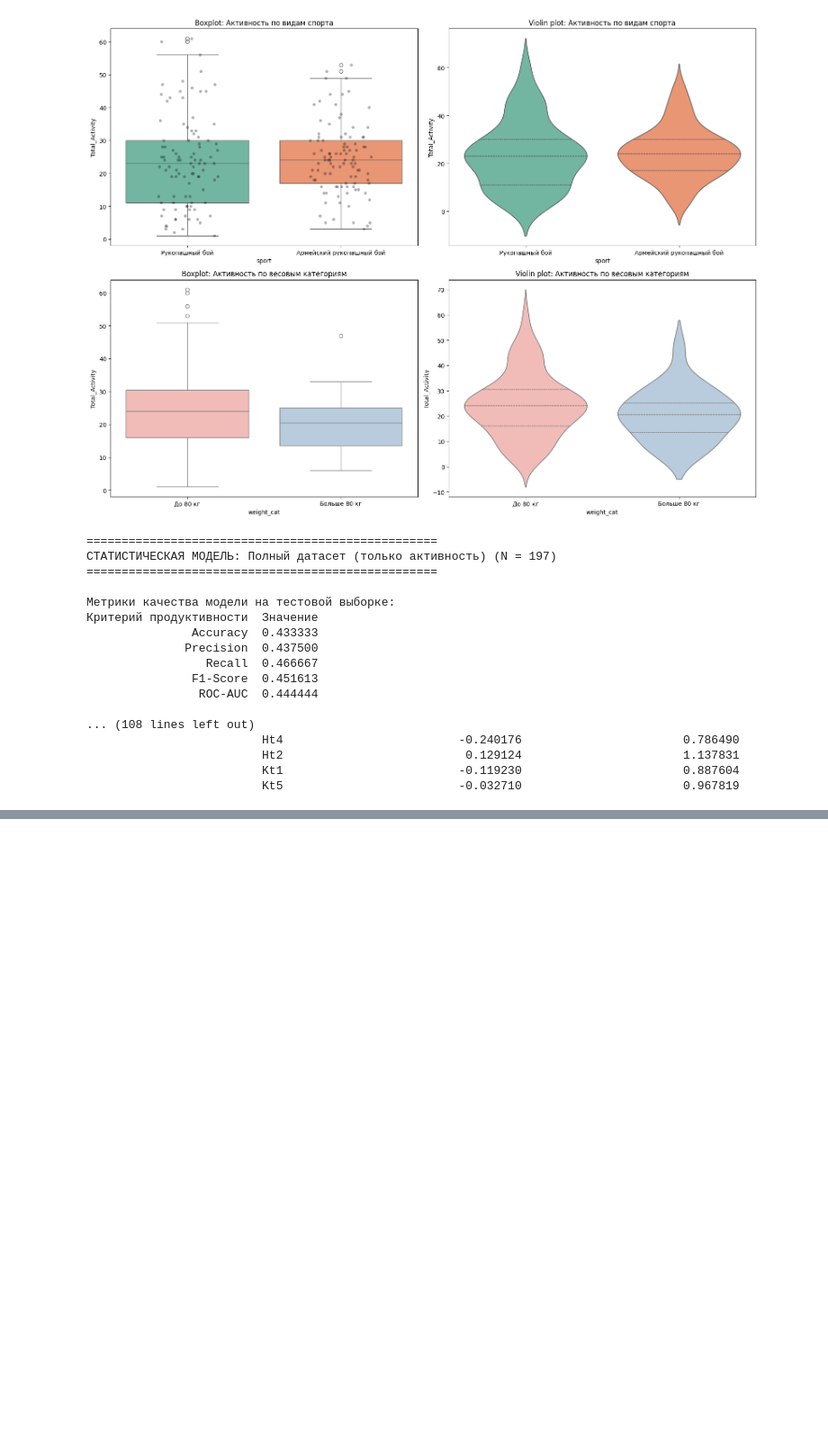
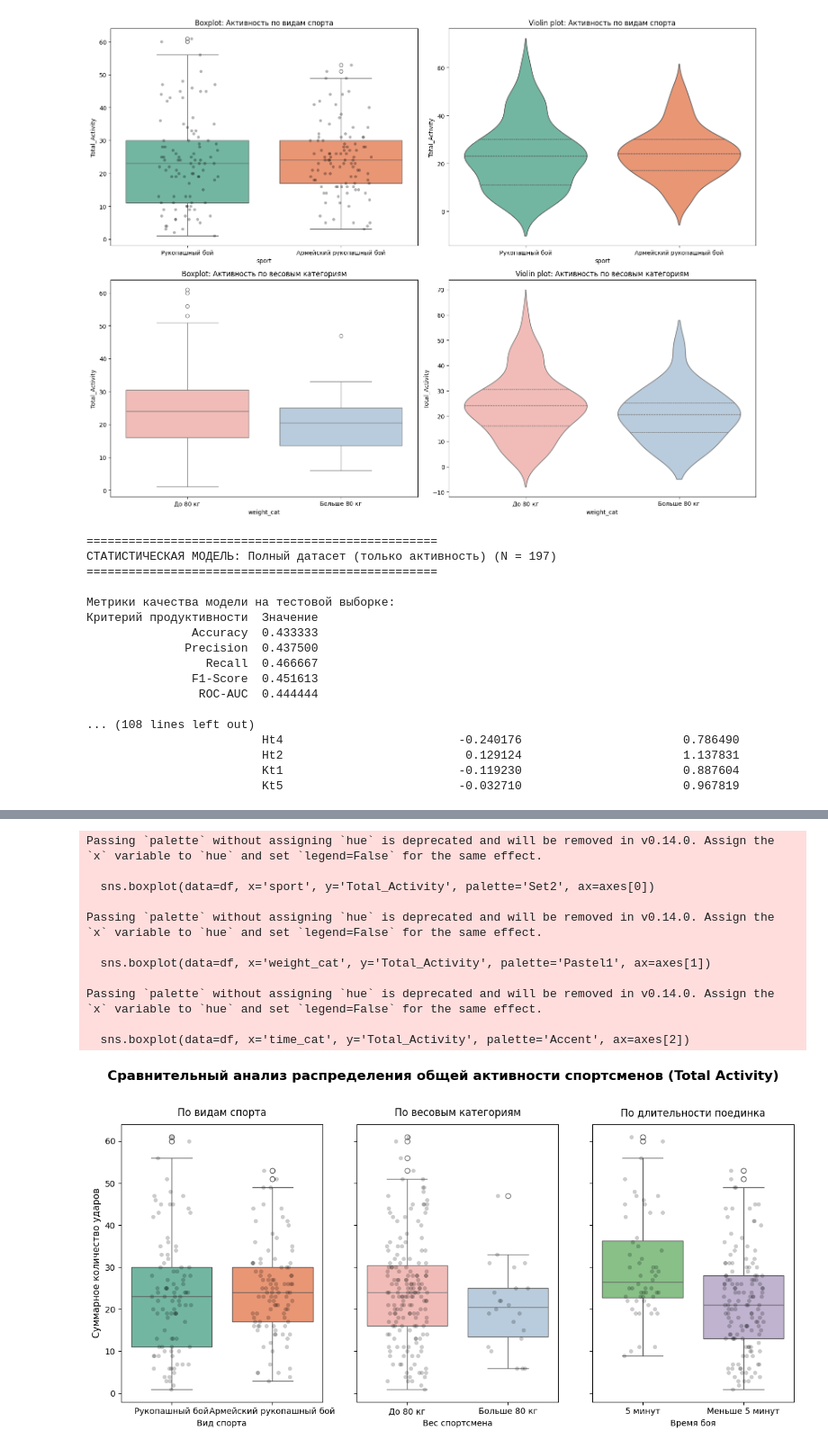
Before and after one commit to vn322/gtsolifk, a Jupyter notebook: активность.ipynb, the cells around one changed output, grey strips where cells are left out. Shown at 90% size. Drawn from its saved outputs; the diff is of its cells as text; code cells hidden in the pictures; blank space fills up the shorter version.

```diff
--- a/активность.ipynb
+++ b/активность.ipynb
@@ -353,0 +561,45 @@ Passing `palette` without assigning `hue` is deprecated and will be removed in v
+# %%
+# ==========================================
+# 3. МОДИФИЦИРОВАННАЯ ВИЗУАЛИЗАЦИЯ (3 БОКС ПЛОТА В РЯД)
+# ==========================================
+# Создаем одну общую фигуру, состоящую из 1 строки и 3 колонок
+fig, axes = plt.subplots(1, 3, figsize=(12, 6), sharey=True)
+fig.suptitle('Сравнительный анализ распределения общей активности спортсменов (Total Activity)', fontsize=16, fontweight='bold', y=1.02)
+
+# График 1: Разделение по видам спорта
+sns.boxplot(data=df, x='sport', y='Total_Activity', palette='Set2', ax=axes[0])
+sns.stripplot(data=df, x='sport', y='Total_Activity', color='black', alpha=0.2, jitter=0.2, ax=axes[0])
+axes[0].set_title('По видам спорта', fontsize=12, pad=10)
+axes[0].set_xlabel('Вид спорта', fontsize=10)
+axes[0].set_ylabel('Суммарное количество ударов', fontsize=11)
+
+# График 2: Разделение по весовым категориям
+sns.boxplot(data=df, x='weight_cat', y='Total_Activity', palette='Pastel1', ax=axes[1])
+sns.stripplot(data=df, x='weight_cat', y='Total_Activity', color='black', alpha=0.2, jitter=0.2, ax=axes[1])
+axes[1].set_title('По весовым категориям', fontsize=12, pad=10)
+axes[1].set_xlabel('Вес спортсмена', fontsize=10)
+axes[1].set_ylabel('') # Скрываем дублирующую подпись оси Y
+
+# График 3: Разделение по длительности боя
+sns.boxplot(data=df, x='time_cat', y='Total_Activity', palette='Accent', ax=axes[2])
+sns.stripplot(data=df, x='time_cat', y='Total_Activity', color='black', alpha=0.2, jitter=0.2, ax=axes[2])
+axes[2].set_title('По длительности поединка', fontsize=12, pad=10)
+axes[2].set_xlabel('Время боя', fontsize=10)
+axes[2].set_ylabel('') # Скрываем дублирующую подпись оси Y
+
+# Оптимизируем расположение элементов диаграммы
+plt.tight_layout()
+plt.show()
+# %% [output]
+Passing `palette` without assigning `hue` is deprecated and will be removed in v0.14.0. Assign the `x` variable to `hue` and set `legend=False` for the same effect.
+
+  sns.boxplot(data=df, x='sport', y='Total_Activity', palette='Set2', ax=axes[0])
+
+Passing `palette` without assigning `hue` is deprecated and will be removed in v0.14.0. Assign the `x` variable to `hue` and set `legend=False` for the same effect.
+
+  sns.boxplot(data=df, x='weight_cat', y='Total_Activity', palette='Pastel1', ax=axes[1])
+
+Passing `palette` without assigning `hue` is deprecated and will be removed in v0.14.0. Assign the `x` variable to `hue` and set `legend=False` for the same effect.
+
+  sns.boxplot(data=df, x='time_cat', y='Total_Activity', palette='Accent', ax=axes[2])
+[figure, added]
```
Also changed, not shown: parts of 1 cell of this notebook.
